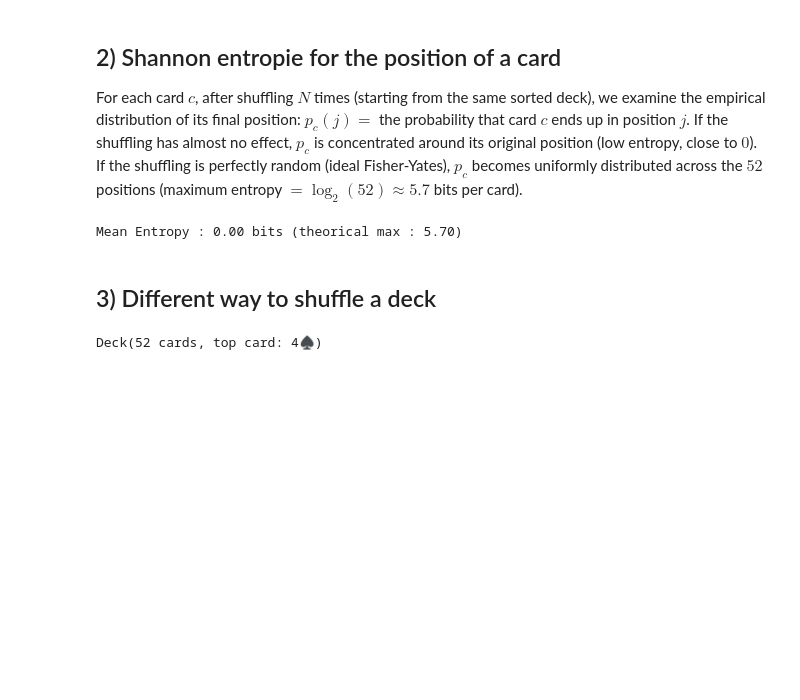
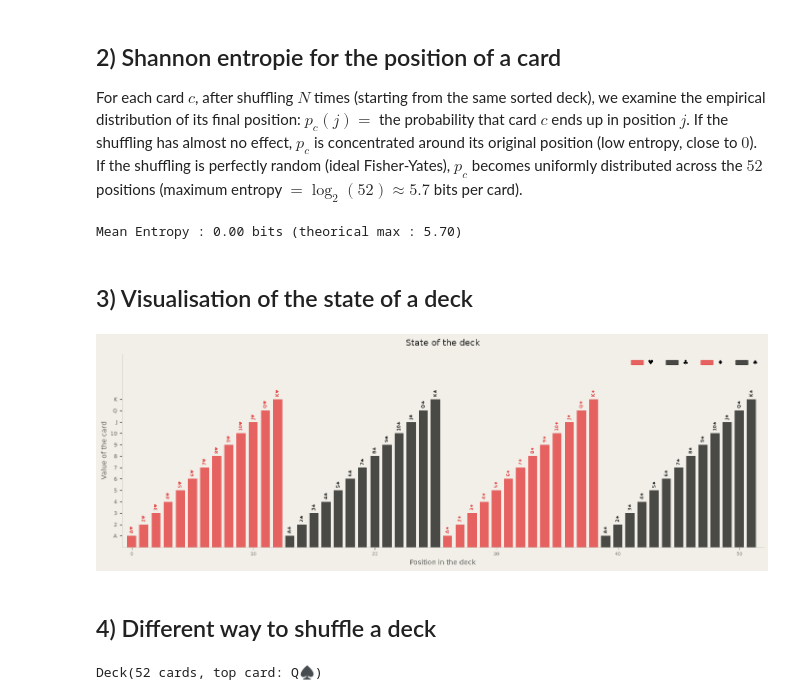
Before and after one commit to arthurleq/shuffle_cards, a Jupyter notebook: shuffle.ipynb, the cells around one changed output. Drawn from its saved outputs; the diff is of its cells as text; code cells hidden in the pictures; blank space fills up the shorter version.

Commit message:
change: shuffle.ipynb : modification of the function plot

```diff
--- a/shuffle.ipynb
+++ b/shuffle.ipynb
@@ -15,8 +15,8 @@ from enum import Enum
 # Special class for the suit of the card
 class Suit(Enum):
     HEARTS = "♥"
+    CLUBS = "♣"
     DIAMONDS = "♦"
-    CLUBS = "♣"
     SPADES = "♠"
 
 # Frozen = True : impossible to modify a card once it is created
@@ -28,10 +28,10 @@ class Card:
     value: int  # 1=Ace, 2-10, 11=Jack, 12=Queen, 13=King
     suit: Suit
 
-    # When definied, the value most be in the range [1,13]
+    # When definied, the value must be in the range [1,13]
     def __post_init__(self):
         if not 1 <= self.value <= 13:
-            raise ValueError(f"Valeur invalide : {self.value} (doit être entre 1 et 13)")
+            raise ValueError(f"Invalid value : {self.value} (must be between 1 and 13)")
 
     def __repr__(self):
         names = {1: "A", 11: "J", 12: "Q", 13: "K"}
@@ -45,6 +45,22 @@ print(c1 < c2)
 # %% [output]
 A♠ K♥
 True
+# %%
+suit_colors = {
+        Suit.HEARTS:   "#e34948",
+        Suit.CLUBS:    "#2c2c2a",
+        Suit.DIAMONDS: "#e34948",
+        Suit.SPADES:   "#2c2c2a",
+    }
+
+suit_symbols = {
+        Suit.HEARTS:   "♥",
+        Suit.CLUBS:    "♣",
+        Suit.DIAMONDS: "♦",
+        Suit.SPADES:   "♠",
+    }
+
+value_labels = {1: "A", 11: "J", 12: "Q", 13: "K"}
 # %%
 from dataclasses import dataclass, field
 
@@ -61,8 +77,8 @@ class Deck:
     # Method to initialise the deck as Aces, 2, 3, 4 ... J, Q, K
     @staticmethod
     def _new_deck_order() -> list[Card]:
-        """Ordre standard d'un paquet neuf : par couleur, As à Roi."""
-        suit_order = [Suit.CLUBS, Suit.DIAMONDS, Suit.HEARTS, Suit.SPADES]
+        """Standard order of a new deck : by suit, Ace to King."""
+        suit_order = [Suit.HEARTS, Suit.CLUBS, Suit.DIAMONDS, Suit.SPADES]
         return [Card(value, suit) for suit in suit_order for value in range(1, 14)]
 
     # len = 52
@@ -165,3 +181,5 @@ h = position_entropy(shuffled_decks, reference)
 print(f"Mean Entropy : {h:.2f} bits (theorical max : {np.log2(52):.2f})")
 # %% [output]
 Mean Entropy : 0.00 bits (theorical max : 5.70)
+# %% [markdown]
+## 3) Visualisation of the state of a deck
@@ -168,5 +247,10 @@ Mean Entropy : 0.00 bits (theorical max : 5.70)
+# %%
+deck = Deck()
+plot_deck(deck)
+# %% [output]
+[figure, added]
 # %% [markdown]
-## 3) Different way to shuffle a deck
+## 4) Different way to shuffle a deck
 # %%
 import random
 
@@ -207,6 +308,6 @@ def overhand_shuffle(deck: Deck) -> Deck:
 # %%
 deck = Deck()
 
-overhand_shuffle(deck)
+overhand_shuffle(deck, n_passes=10, inplace=True)
 # %% [output]
-Deck(52 cards, top card: 4♠)
+Deck(52 cards, top card: Q♠)
```
Also changed, not shown: parts of 5 cells of this notebook.
